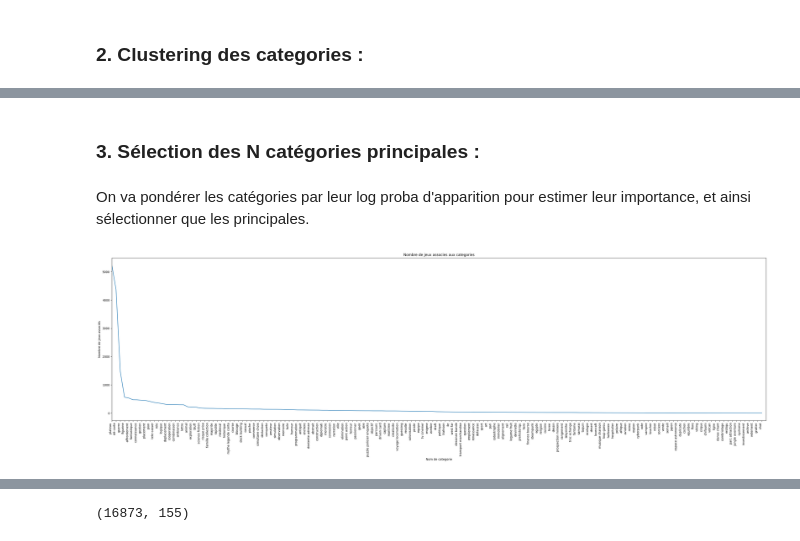
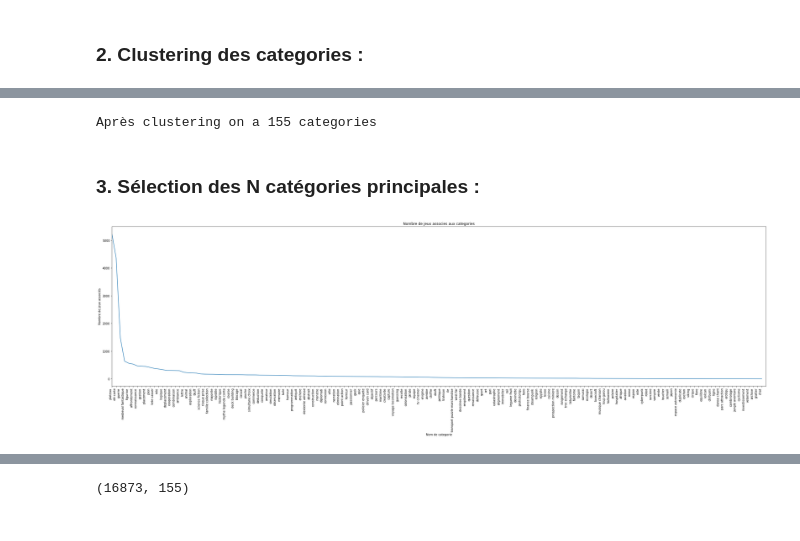
Before and after one commit to Amayas29/review-analysis, a Jupyter notebook: src/categories_clustering.ipynb, the cells around one changed output, grey strips where cells are left out. Saved outputs shown, nothing was run; the diff lists cells and outputs as text; code cells hidden in the pictures.

```diff
--- a/src/categories_clustering.ipynb
+++ b/src/categories_clustering.ipynb
@@ -213,7 +218,9 @@ for i in range(n_clusters):
 # %%
-# recalculer le count des nouvelle categories
-
 cats_gen = []
 jeux_cat_up_gen.map(cats_gen.extend)
 
-uc_cats_gen, count_cats_gen = np.unique(cats_gen, return_counts=True)
+uc_cats_gen, count_cats = np.unique(cats_gen, return_counts=True)
+
+index       = count_cats.argsort()[::-1]
+uc_cats_gen = uc_cats_gen[index]
+count_cats  = count_cats[index]
@@ -246,20 +227,18 @@ print(uc_cats_gen)
+# %%
+print(f"Après clustering on a {len(uc_cats_gen)} categories")
+# %% [output]
+Après clustering on a 155 categories
 # %% [markdown]
 ### 3. Sélection des N catégories principales :
-# %% [markdown]
-On va pondérer les catégories par leur log proba d'apparition pour estimer leur importance, et ainsi sélectionner que les principales.
 # %%
-indice = np.argsort(-count_cats_gen)
-uc_cats_gen = uc_cats_gen[indice]
-count_cats_gen = count_cats_gen[indice]
-
 plt.figure(figsize=(40, 10))
-plt.plot(uc_cats_gen, count_cats_gen)
+plt.plot(uc_cats_gen, count_cats)
 plt.xticks(rotation=90, ha='right')
 plt.xlabel("Nom de categorie")
 plt.ylabel("Nombre de jeux associés")
 plt.title("Nombre de jeux associes aux categories")
 plt.xlim((0, len(uc_cats_gen)))
 plt.show()
 # %% [output]
-[figure, old version]
+[figure, new version]
 # %%
```
Also changed, not shown: parts of 59 cells of this notebook.
